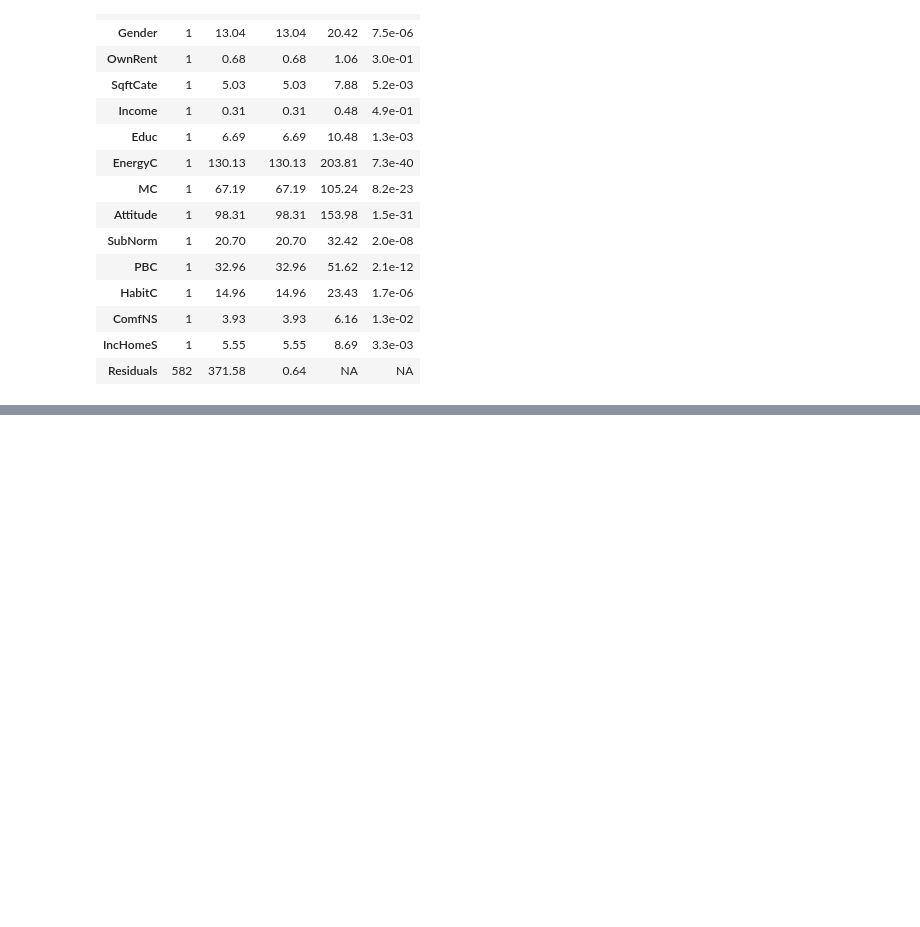
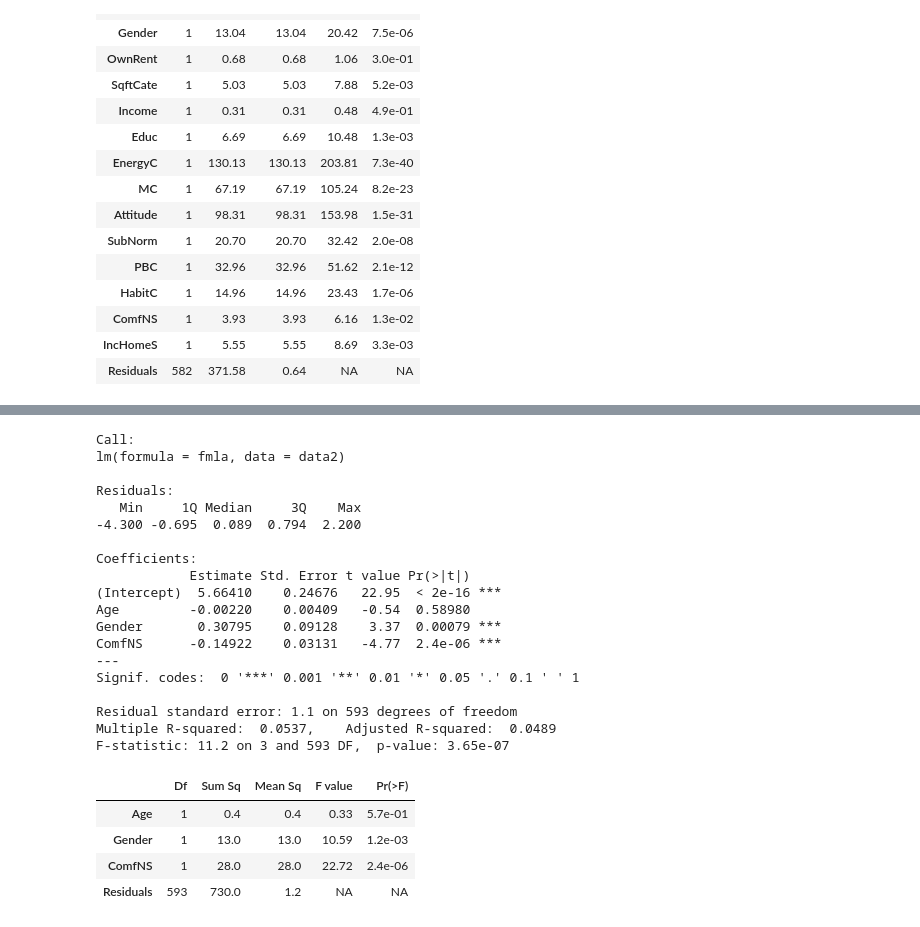
Before and after one commit to audrism/powerstats, a Jupyter notebook: Hypothesis_INT.ipynb, the cells around one changed output, grey strips where cells are left out. Saved outputs shown, nothing was run; the diff lists cells and outputs as text; code cells hidden in the pictures; blank space fills up the shorter version.

```diff
--- a/Hypothesis_INT.ipynb
+++ b/Hypothesis_INT.ipynb
@@ -512,0 +608,32 @@ anova(mod)
+# %%
+#other model (with comfort needs)
+IndepPred = c("Age","Gender","ComfNS")
+fmla <- as.formula(paste("INT",paste(IndepPred,collapse="+"),sep="~"));
+mod = lm(fmla,data=data2)
+summary(mod)
+anova(mod)
+# %% [output]
+Call:
+lm(formula = fmla, data = data2)
+
+Residuals:
+   Min     1Q Median     3Q    Max
+-4.300 -0.695  0.089  0.794  2.200
+
+Coefficients:
+            Estimate Std. Error t value Pr(>|t|)
+(Intercept)  5.66410    0.24676   22.95  < 2e-16 ***
+Age         -0.00220    0.00409   -0.54  0.58980
+Gender       0.30795    0.09128    3.37  0.00079 ***
+ComfNS      -0.14922    0.03131   -4.77  2.4e-06 ***
+---
+Signif. codes:  0 '***' 0.001 '**' 0.01 '*' 0.05 '.' 0.1 ' ' 1
+
+Residual standard error: 1.1 on 593 degrees of freedom
+Multiple R-squared:  0.0537,    Adjusted R-squared:  0.0489
+F-statistic: 11.2 on 3 and 593 DF,  p-value: 3.65e-07
+|  | Df | Sum Sq | Mean Sq | F value | Pr(>F) |
+| Age | 1 | 0.4 | 0.4 | 0.33 | 5.7e-01 |
+| Gender | 1 | 13.0 | 13.0 | 10.59 | 1.2e-03 |
+| ComfNS | 1 | 28.0 | 28.0 | 22.72 | 2.4e-06 |
+| Residuals | 593 | 730.0 | 1.2 | NA | NA |
```
Also changed, not shown: parts of 3 cells of this notebook.
